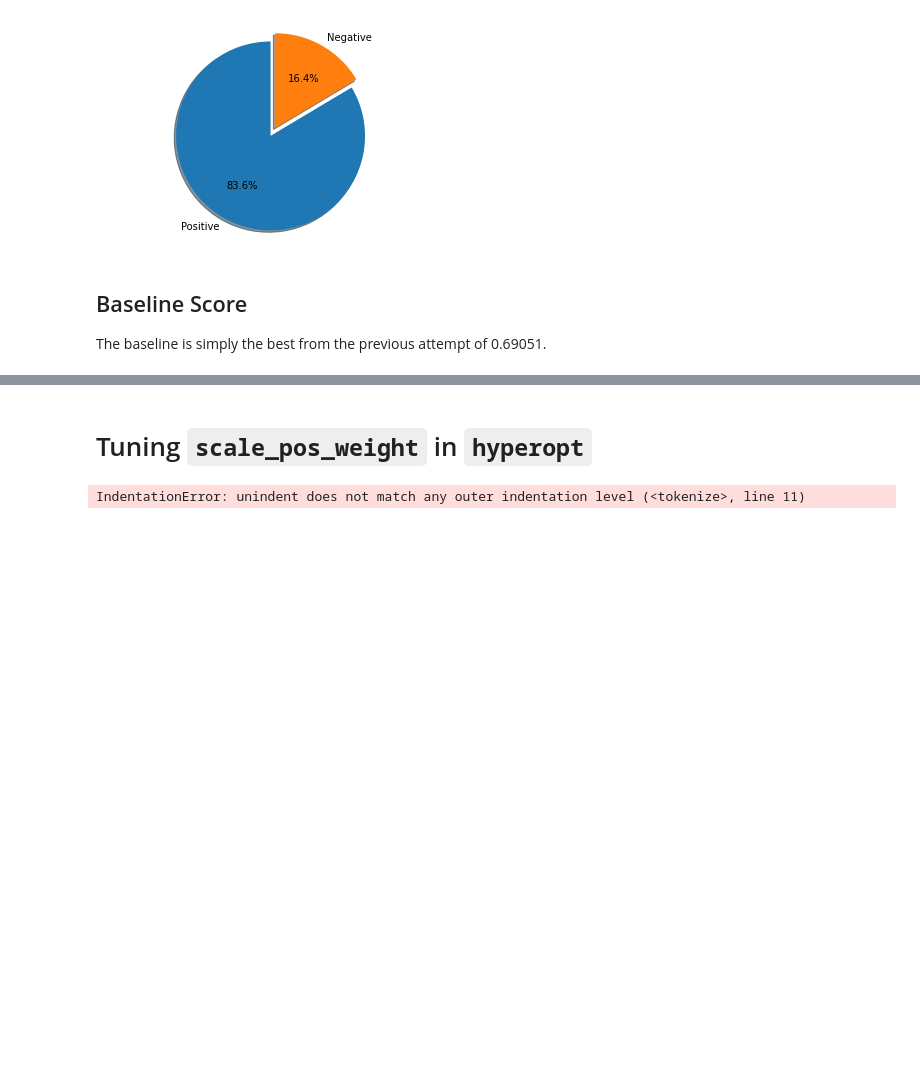
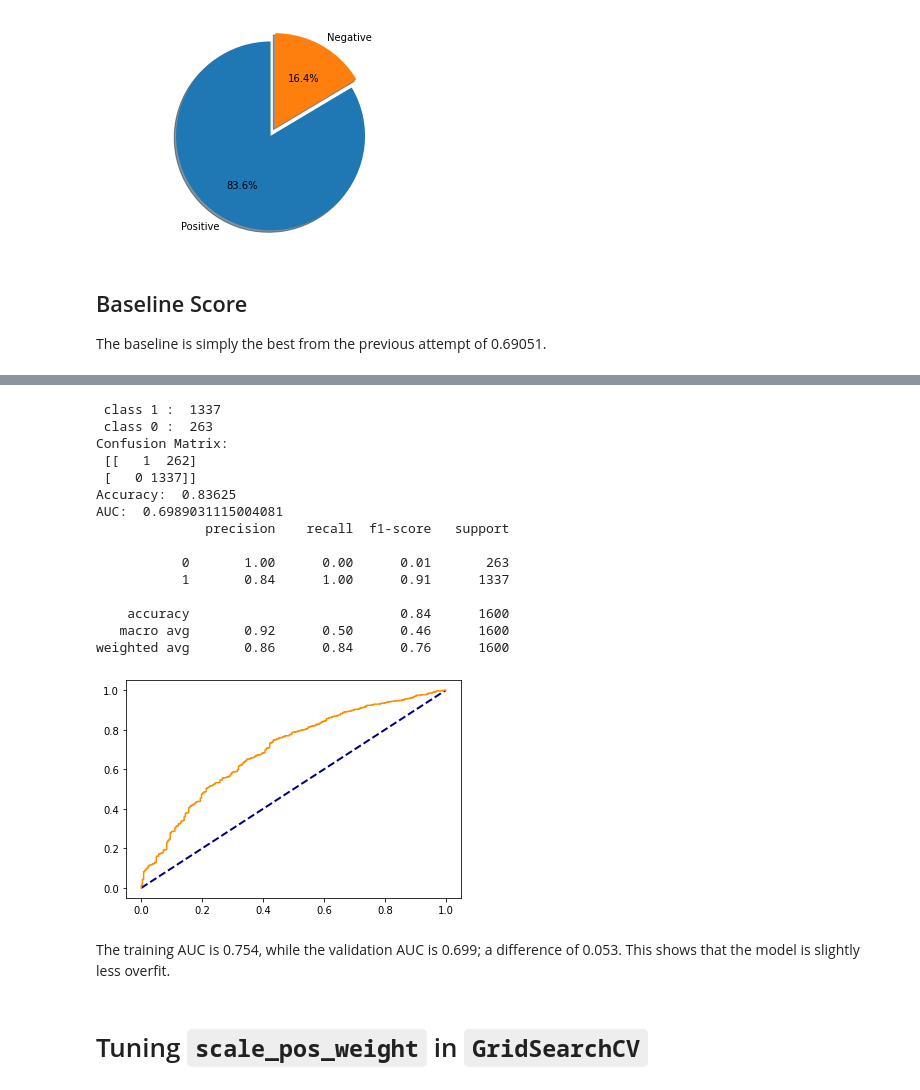
Before and after one commit to roger-yu-ds/assignment_1, a Jupyter notebook: notebooks/exploratory/roger_exploration_scale_pos_weight.ipynb, the cells around one changed output, grey strips where cells are left out. Cells and saved outputs as stored; diff of their text form; code cells hidden in the pictures; blank space fills up the shorter version.

```diff
--- a/notebooks/exploratory/roger_exploration_scale_pos_weight.ipynb
+++ b/notebooks/exploratory/roger_exploration_scale_pos_weight.ipynb
@@ -83,2 +234,23 @@ The baseline is simply the best from the previous attempt of 0.69051.
+# %%
+classification_reports(best_model, X_val, y_val)
+# %% [output]
+ class 1 :  1337
+ class 0 :  263
+Confusion Matrix:
+ [[   1  262]
+ [   0 1337]]
+Accuracy:  0.83625
+AUC:  0.6989031115004081
+              precision    recall  f1-score   support
+
+           0       1.00      0.00      0.01       263
+           1       0.84      1.00      0.91      1337
+
+    accuracy                           0.84      1600
+   macro avg       0.92      0.50      0.46      1600
+weighted avg       0.86      0.84      0.76      1600
+[figure, added]
+# %% [markdown]
+The training AUC is 0.754, while the validation AUC is 0.699; a difference of 0.053. This shows that the model is slightly less overfit.
 # %% [markdown]
-# Tuning `scale_pos_weight` in `hyperopt`
+# Tuning `scale_pos_weight` in `GridSearchCV`
@@ -94,16 +256,0 @@ space = {
-# %%
-def objective(space):
-     xgboost = xgb.XGBClassifier(
-         max_depth = int(space['max_depth']),
-         learning_rate = space['learning_rate'],
-         min_child_weight = space['min_child_weight'],
-         subsample = space['subsample'],
-         colsample_bytree = space['colsample_bytree'],
-         scale_pos_weight=space['scale_pos_weight']
-    )
-
-    auc = cross_val_score(xgboost, X_train, y_train, cv=10, scoring="auc").mean()
-
-    return{'loss': 1-auc, 'status': STATUS_OK }
-# %% [output]
-IndentationError: unindent does not match any outer indentation level (<tokenize>, line 11)
```
Also changed, not shown: parts of 44 cells of this notebook.
